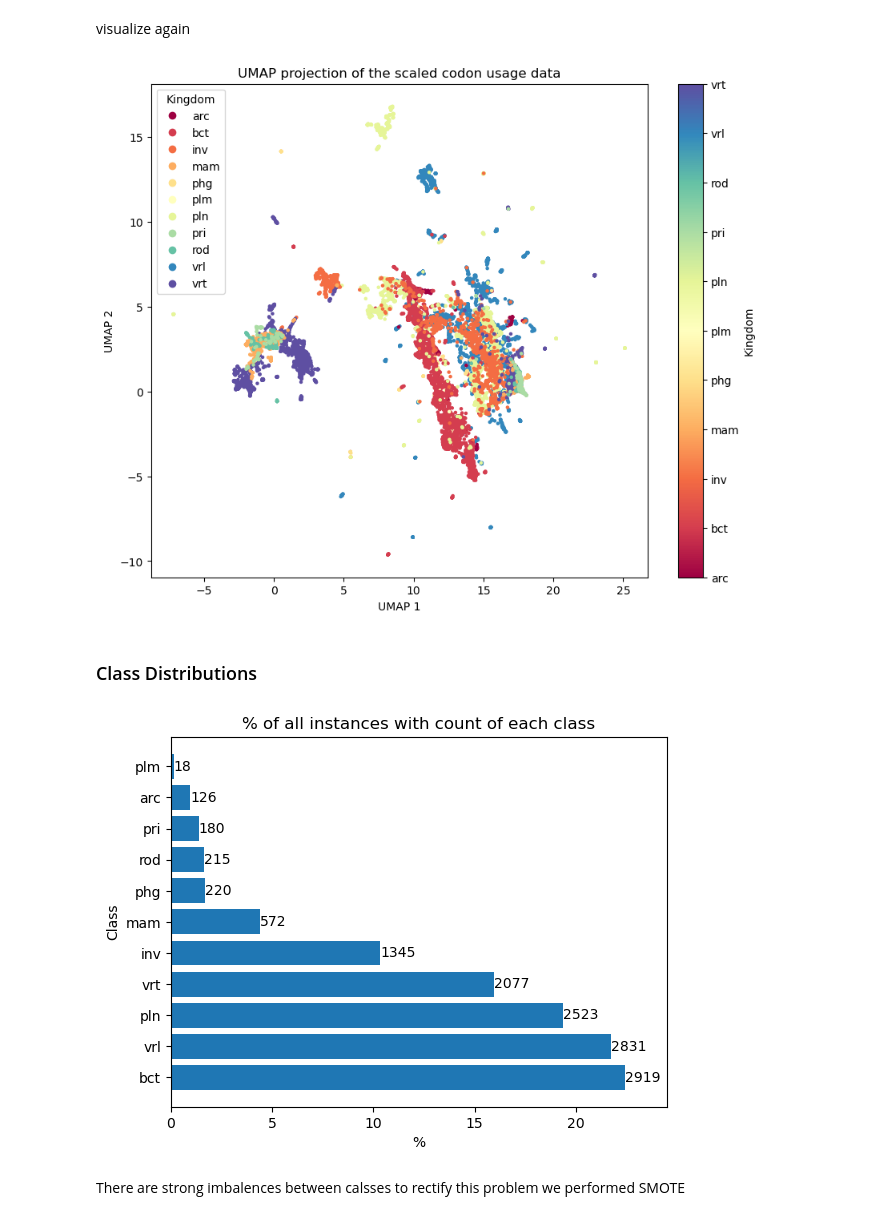
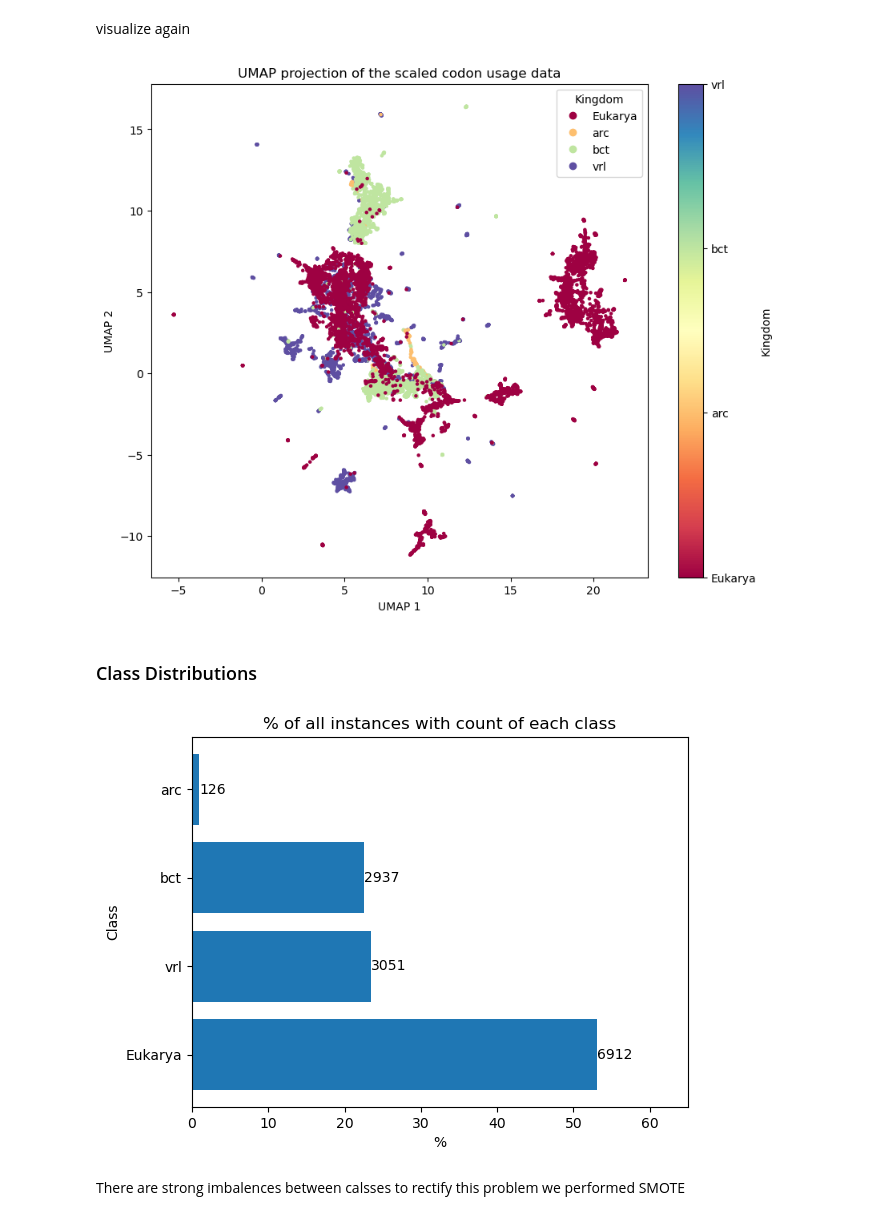
Before and after one commit to Philipp-Tanrek/ML-PR-Project, a Jupyter notebook: Codon_ML.ipynb, the cells around one changed output. Drawn from its saved outputs; the diff is of its cells as text; code cells hidden in the pictures.

```diff
--- a/Codon_ML.ipynb
+++ b/Codon_ML.ipynb
@@ -82,3 +82,25 @@ df
 | 13026 | pri | 0.01757 | 0.02028 | 0.00767 | 0.01293 | 0.01319 | 0.01959 | 0.00715 | 0.03964 | 0.01600 | ... | ... |
 | 13027 | pri | 0.01778 | 0.03724 | 0.01732 | 0.00600 | 0.01689 | 0.03854 | 0.07000 | 0.01308 | 0.03391 | ... | ... |
 13026 rows × 65 columns
+# %%
+label_mapping = {
+    'bct': 'bct',  # Eubacteria proper
+    'arc': 'arc',  # Archaea
+    'plm': 'bct',  # Plasmids to bacteria
+    'inv': 'Eukarya',  # Invertebrates
+    'mam': 'Eukarya',  # Mammals
+    'pln': 'Eukarya',  # Plants
+    'pri': 'Eukarya',  # Primates
+    'rod': 'Eukarya',  # Rodents
+    'vrt': 'Eukarya',  # Vertebrates
+    'phg': 'vrl',      #bacteriophage to virus
+}
+
+# Example DataFrame
+
+df = pd.DataFrame(df)
+
+# Replace old labels with new labels in the 'Kingdom' column
+df['Kingdom'] = df['Kingdom'].replace(label_mapping)
+
+df
@@ -194,27 +229,27 @@ plt.legend(handles, labels.cat.categories, title="Kingdom")
 
 plt.show()
 # %% [output]
-[figure, old version]
+[figure, new version]
 # %% [markdown]
 ### Class Distributions
 # %%
 temp = df["Kingdom"].value_counts()
 percentages = temp / len(df["Kingdom"]) * 100
 
 plt.barh(temp.index, percentages.values)
 plt.title('% of all instances with count of each class')
 plt.xlabel('%')
 plt.ylabel('Class')
-plt.xlim(0, 24.5)
+plt.xlim(0, 65)
 
 # Add text annotations at the end of the bars
 for index, value in enumerate(percentages.values):
     count = temp.values[index]
     plt.text(value, index, f'{count}', va='center', ha='left')
 
 plt.show()
 # %% [output]
-[figure, old version]
+[figure, new version]
 # %% [markdown]
 There are strong imbalences between calsses
 to rectify this problem we performed SMOTE
```
Also changed, not shown: parts of 7 cells of this notebook.
